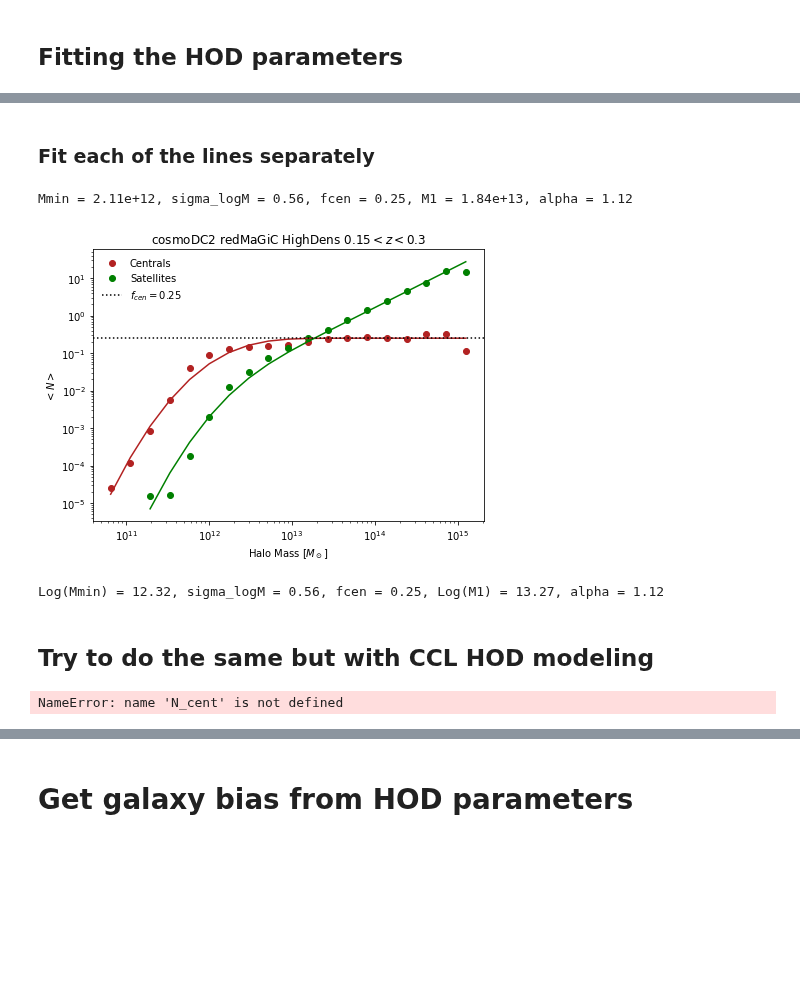
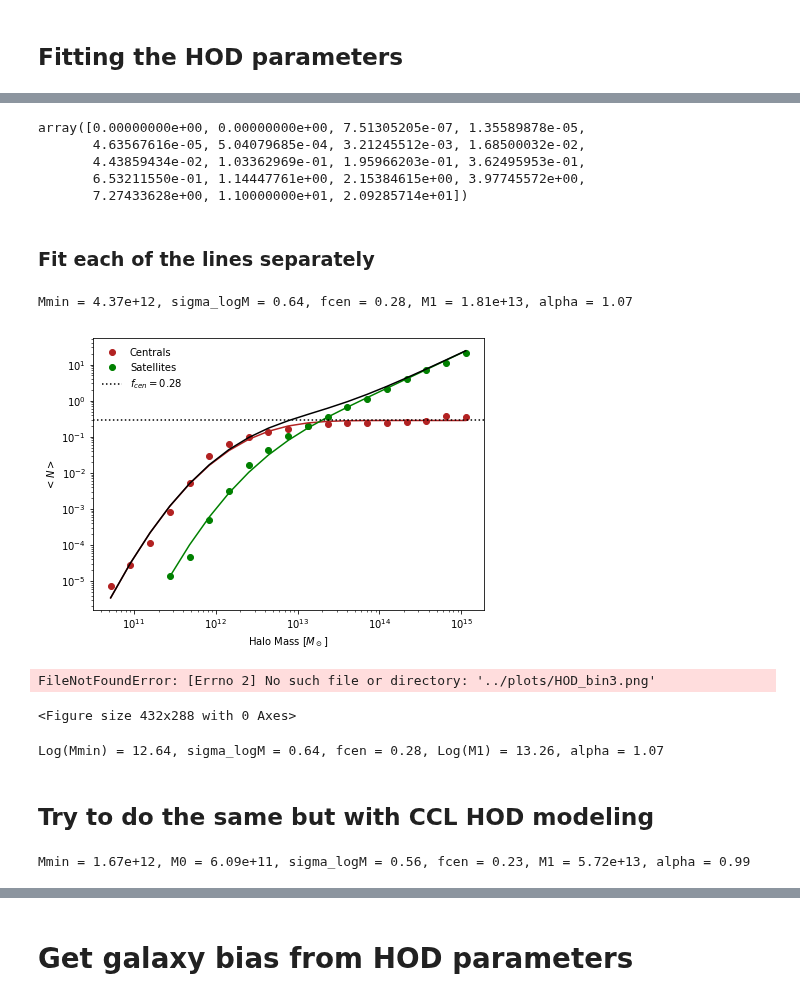
Before and after one commit to LSSTDESC/txpipe-cosmodc2, a Jupyter notebook: notebooks/GalaxyBias.ipynb, the cells around one changed output, grey strips where cells are left out. Cells and saved outputs as stored; diff of their text form; code cells hidden in the pictures; blank space fills up the shorter version.

Commit message:
Updating galaxy bias notebook

```diff
--- a/notebooks/GalaxyBias.ipynb
+++ b/notebooks/GalaxyBias.ipynb
@@ -19,7 +25,5 @@ gc = GCRCatalogs.load_catalog('cosmoDC2_v1.1.4_image')
 # %%
-#halo_centrals = gc.get_quantities(['halo_mass', 'mag_i', 'redshift', 'halo_id', 'galaxy_id'], filters=['isCentral', 'redshift < 0.45', 'redshift > 0.'])
+halo_all = gc.get_quantities(['halo_mass', 'mag_i', 'redshift', 'halo_id', 'galaxy_id', 'isCentral'], filters=['redshift < 0.75', 'redshift > 0.35'])
-# %%
-halo_all = gc.get_quantities(['halo_mass', 'mag_i', 'redshift', 'halo_id', 'galaxy_id', 'isCentral'], filters=['redshift < 0.45', 'redshift > 0.'])
 # %%
 halo_all
 # %% [output]
@@ -39,4 +41,6 @@ iscentral = halo_all['isCentral']==True
 # %%
-mask_all = np.in1d(halo_all['galaxy_id'],redmagic_ids[bin1])
-mask_cent = np.in1d(halo_all['galaxy_id'][iscentral],redmagic_ids[bin1])
-mask_sat = np.in1d(halo_all['galaxy_id'][~iscentral],redmagic_ids[bin1])
+iscentral = halo_all['isCentral']==True
+
+mask_all = np.in1d(halo_all['galaxy_id'],redmagic_ids[bin_sel])
+mask_cent = np.in1d(halo_all['galaxy_id'][iscentral],redmagic_ids[bin_sel])
+mask_sat = np.in1d(halo_all['galaxy_id'][~iscentral],redmagic_ids[bin_sel])
@@ -197,13 +175,27 @@ NameError: name 'bins_centers' is not defined
+# %%
+N_sat
+# %% [output]
+array([0.00000000e+00, 0.00000000e+00, 7.51305205e-07, 1.35589878e-05,
+       4.63567616e-05, 5.04079685e-04, 3.21245512e-03, 1.68500032e-02,
+       4.43859434e-02, 1.03362969e-01, 1.95966203e-01, 3.62495953e-01,
+       6.53211550e-01, 1.14447761e+00, 2.15384615e+00, 3.97745572e+00,
+       7.27433628e+00, 1.10000000e+01, 2.09285714e+01])
 # %% [markdown]
 ### Fit each of the lines separately
 # %%
 # see example from https://stackoverflow.com/questions/51906152/fitting-two-sets-of-data-with-two-different-model-functions-simultaneously-givin
+if zbin == 'bin1':
+    nstart = 2
+if zbin == 'bin2':
+    nstart = 3
+if zbin == 'bin3':
+    nstart = 3
 y1 = np.log10(N_cent)
-y2 = np.log10(N_sat[2:])
+y2 = np.log10(N_sat[nstart:])
 comboY = np.append(y1, y2)
 
 x1 = halo_mass
-x2 = halo_mass[2:]
+x2 = halo_mass[nstart:]
 comboX = np.append(x1, x2)
 
 if len(y1) != len(x1):
@@ -229,6 +221,8 @@ def function2(Mh, Mmin, sigma_logM, fcen, M1, alpha):
     satellites = nc * (Mh/M1)**alpha
     return np.log10(satellites)
 
+
+
 def combinedFunction(comboData, Mmin, sigma_logM, fcen, M1, alpha):
     # single data reference passed in, extract separate data
     extract1 = comboData[:len(x1)] # first data
@@ -253,46 +247,62 @@ initialParameters = np.array([Mmin_0,simga_logM_0, fcen_0, M1_0, alpha_0])
 fittedParameters, pcov = curve_fit(combinedFunction, comboX, comboY, initialParameters, maxfev = 100000)
 
 # values for display of fitted function
-Mmin_fit, simga_logM_fit, fcen_fit, M1_fit, alpha_fit = fittedParameters
+Mmin_fit, sigma_logM_fit, fcen_fit, M1_fit, alpha_fit = fittedParameters
 
 y_fit_1 = function1(x1, Mmin_fit, sigma_logM_fit, fcen_fit, M1_fit, alpha_fit) # first data set, first equation
 y_fit_2 = function2(x2, Mmin_fit, sigma_logM_fit, fcen_fit, M1_fit, alpha_fit) # second data set, second equation
 
+# Total profile: ⟨N (Mh )⟩ = ⟨Nc (Mh )⟩ + ⟨Ns (Mh )⟩
+y_fit_2_sameshape = np.array([0]*nstart + list(10**y_fit_2))
+y_total_nolog = 10**y_fit_1 + y_fit_2_sameshape
 
+# interpolate total profile
+N_total = interp1d(x1, y_total_nolog, kind='linear', axis=- 1, copy=True, bounds_error=None, assume_sorted=False)
 
-print('Mmin = %0.2e, sigma_logM = %0.2f, fcen = %0.2f, M1 = %0.2e, alpha = %0.2f'%(Mmin_fit, simga_logM_fit, fcen_fit, M1_fit, alpha_fit))
+print('Mmin = %0.2e, sigma_logM = %0.2f, fcen = %0.2f, M1 = %0.2e, alpha = %0.2f'%(Mmin_fit, sigma_logM_fit, fcen_fit, M1_fit, alpha_fit))
 # %% [output]
-Mmin = 2.11e+12, sigma_logM = 0.56, fcen = 0.25, M1 = 1.84e+13, alpha = 1.12
+Mmin = 4.37e+12, sigma_logM = 0.64, fcen = 0.28, M1 = 1.81e+13, alpha = 1.07
 # %%
 plt.figure(figsize = (7,5))
 plt.plot(x1, 10**y1, 'o', color = 'firebrick', label = 'Centrals') # plot the raw data
 plt.plot(x2, 10**y2, 'o', color = 'green', label = 'Satellites') # plot the raw data
 plt.plot(x1, 10**y_fit_1, color = 'firebrick') # plot the equation using the fitted parameters
 plt.plot(x2, 10**y_fit_2, color = 'g') # plot the equation using the fitted parameters
+plt.plot(x1, y_total_nolog, color = 'k') # plot the equation using the fitted parameters
+#plt.plot(x1, N_total(x1), color = 'gray', lw= 0.5)
+m_arr = np.geomspace(7E10,1E15,128)
+Numgal = N_total(m_arr)
+#plt.plot(m_arr, Numgal, color = 'w', lw = 0.5)
 plt.xscale('log')
 plt.yscale('log')
 plt.ylabel('$<N>$')
 plt.xlabel ('Halo Mass [$M_\odot$]')
-plt.title('cosmoDC2 redMaGiC HighDens $0.15< z< 0.3$')
+if zbin == 'bin1':
+    plt.title('cosmoDC2 redMaGiC HighDens $0.15< z< 0.3$')
+if zbin == 'bin2':
+    plt.title('cosmoDC2 redMaGiC HighDens $0.30< z< 0.45$')
 plt.axhline(y = fcen_fit, label = '$f_{cen} = %0.2f$'%fcen_fit, ls = ':', color  = 'k')
 plt.legend(frameon=False)
 plt.show()
+plt.savefig('../plots/HOD_%s.png'%zbin, dpi = 300)
 # %% [output]
-[figure, old version]
+[figure, new version]
+FileNotFoundError: [Errno 2] No such file or directory: '../plots/HOD_bin3.png'
+<Figure size 432x288 with 0 Axes>
 # %%
-print('Log(Mmin) = %0.2f, sigma_logM = %0.2f, fcen = %0.2f, Log(M1) = %0.2f, alpha = %0.2f'%(np.log10(Mmin_fit), simga_logM_fit, fcen_fit, np.log10(M1_fit), alpha_fit))
+print('Log(Mmin) = %0.2f, sigma_logM = %0.2f, fcen = %0.2f, Log(M1) = %0.2f, alpha = %0.2f'%(np.log10(Mmin_fit), sigma_logM_fit, fcen_fit, np.log10(M1_fit), alpha_fit))
 # %% [output]
-Log(Mmin) = 12.32, sigma_logM = 0.56, fcen = 0.25, Log(M1) = 13.27, alpha = 1.12
+Log(Mmin) = 12.64, sigma_logM = 0.64, fcen = 0.28, Log(M1) = 13.26, alpha = 1.07
 # %% [markdown]
 ## Try to do the same but with CCL HOD modeling
 # %%
 # see https://ccl.readthedocs.io/en/latest/api/pyccl.halos.profiles.html#pyccl.halos.profiles.HaloProfileHOD
 y1 = np.log10(N_cent)
-y2 = np.log10(N_sat[2:])
+y2 = np.log10(N_sat[5:])
 comboY = np.append(y1, y2)
 
 x1 = halo_mass
-x2 = halo_mass[2:]
+x2 = halo_mass[5:] # in order to not have to use heavyside function
 comboX = np.append(x1, x2)
 
 if len(y1) != len(x1):
@@ -316,7 +326,7 @@ def function2(Mh, Mmin, M0, sigma_logM, fcen, M1, alpha):
     """
     nc = 0.5 * (1. + scipy.special.erf( (np.log10(Mh)-np.log10(Mmin))/sigma_logM) )
     satellites = nc * (np.fabs(Mh-M0)/M1)**alpha
-    return np.heaviside(M-M0, 1)*np.log10(satellites)
+    return np.heaviside(Mh-M0, 1)*np.log10(satellites)
 
 def combinedFunction(comboData, Mmin, M0, sigma_logM, fcen, M1, alpha):
     # single data reference passed in, extract separate data
@@ -332,18 +342,18 @@ def combinedFunction(comboData, Mmin, M0, sigma_logM, fcen, M1, alpha):
 # some initial parameter values
 Mmin_0 = 10**12
 M0_0 = 10**12
-simga_logM_0 = 0.3
+sigma_logM_0 = 0.3
 fcen_0 = 0.2
 M1_0 = 10**13
 alpha_0 = 1.
 
-initialParameters = np.array([Mmin_0, M0_0, simga_logM_0, fcen_0, M1_0, alpha_0])
+initialParameters = np.array([Mmin_0, M0_0, sigma_logM_0, fcen_0, M1_0, alpha_0])
 
 # curve fit the combined data to the combined function
 fittedParameters, pcov = curve_fit(combinedFunction, comboX, comboY, initialParameters, maxfev = 100000)
 
 # values for display of fitted function
-Mmin_fit, M0_fit, simga_logM_fit, fcen_fit, M1_fit, alpha_fit = fittedParameters
+Mmin_fit, M0_fit, sigma_logM_fit, fcen_fit, M1_fit, alpha_fit = fittedParameters
 
 y_fit_1 = function1(x1, Mmin_fit, M0_fit, sigma_logM_fit, fcen_fit, M1_fit, alpha_fit) # first data set, first equation
 y_fit_2 = function2(x2, Mmin_fit, M0_fit, sigma_logM_fit, fcen_fit, M1_fit, alpha_fit) # second data set, second equation
@@ -352,4 +362,4 @@ y_fit_2 = function2(x2, Mmin_fit, M0_fit, sigma_logM_fit, fcen_fit, M1_fit, alph
 
 print('Mmin = %0.2e, M0 = %0.2e, sigma_logM = %0.2f, fcen = %0.2f, M1 = %0.2e, alpha = %0.2f'%(Mmin_fit,  M0_fit, simga_logM_fit, fcen_fit, M1_fit, alpha_fit))
 # %% [output]
-NameError: name 'N_cent' is not defined
+Mmin = 1.67e+12, M0 = 6.09e+11, sigma_logM = 0.56, fcen = 0.23, M1 = 5.72e+13, alpha = 0.99
```
Also changed, not shown: parts of 40 cells of this notebook.
